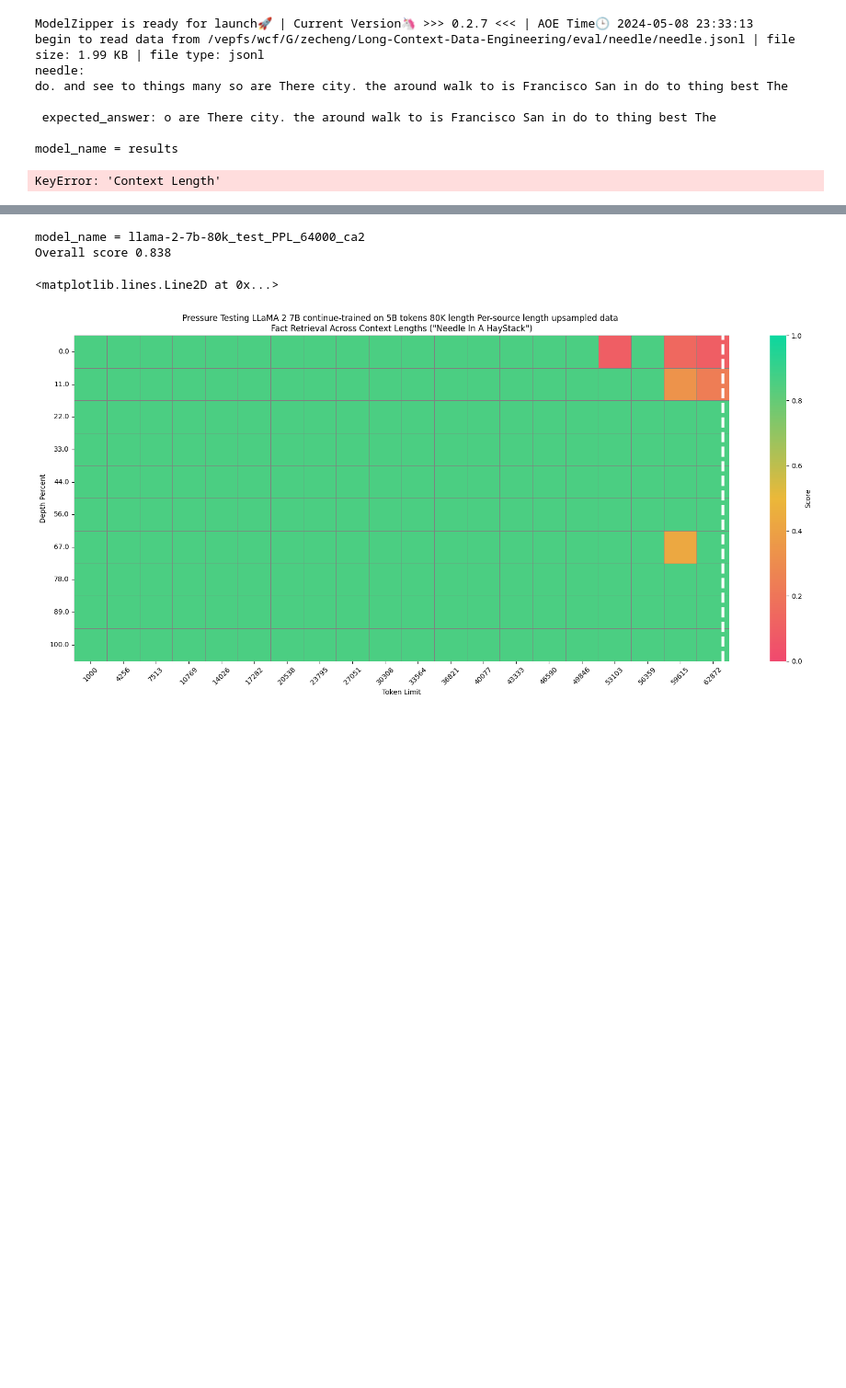
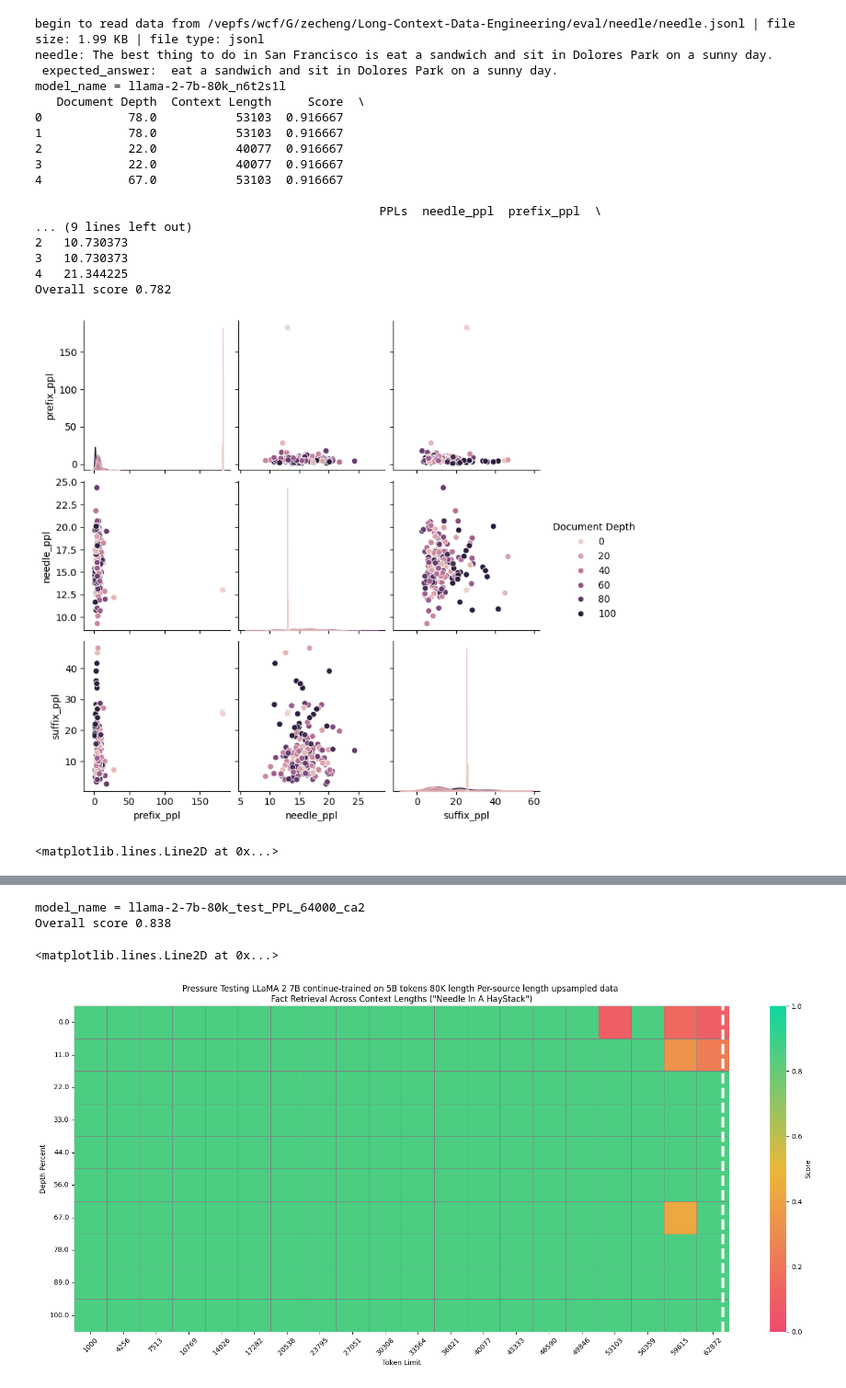
Before and after one commit to ZetangForward/Long-Context-Data-Engineering, a Jupyter notebook: eval/needle/visualize.ipynb, the cells around one changed output, grey strips where cells are left out. Shown at 92% size. Saved outputs shown, nothing was run; the diff lists cells and outputs as text; code cells hidden in the pictures; blank space fills up the shorter version.

```diff
--- a/eval/needle/visualize.ipynb
+++ b/eval/needle/visualize.ipynb
@@ -10,19 +10,20 @@ from modelzipper.tutils import *
 import re
 
 
-FOLDER_PATH = "/vepfs/wcf/G/zecheng/Long-Context-Data-Engineering/eval/needle/results/llama-2-7b-80k_test_PPL_64000_n4t2"
+FOLDER_PATH = "/vepfs/wcf/G/zecheng/Long-Context-Data-Engineering/eval/needle/results/llama-2-7b-80k_n6t2s1l/"
 MODEL_NAME = "LLaMA 2 7B continue-trained on 5B tokens 80K length Per-source length upsampled data"
 PRETRAINED_LEN=81920
 NEEDLES = auto_read_data("/vepfs/wcf/G/zecheng/Long-Context-Data-Engineering/eval/needle/needle.jsonl")
 
 pattern = r"n(\d+)[a-zA-Z]"
-match = re.search(pattern, FOLDER_PATH.split('/')[-1])
+match = re.search(pattern, FOLDER_PATH.split('/')[-2])
 n = int(match.group(1))
 
 retrieval_question = NEEDLES[n]["retrieval_question"]
 needle = NEEDLES[n]["value"]
 expected_answer = needle[len(retrieval_question):]
 print(f"needle: {needle}\n expected_answer: {expected_answer}")
+expected_answer = expected_answer.lower().split()
 
 # Path to the directory containing JSON results
 folder_path = FOLDER_PATH
@@ -50,7 +51,7 @@ for file in json_files:
         needle = json_data.get("needle", None).lower()
         ppls = json_data.get("ppls", None)
         shift_st, shift_end = json_data.get("shift_st", None), json_data.get("shift_end", None)
-        expected_answer = expected_answer.lower().split()
+
         score = len(set(model_response.split()).intersection(set(expected_answer))) / len(expected_answer)
         # Appending to the list
         """
@@ -58,39 +59,93 @@ for file in json_files:
         1. 前半句话的PPL prefix_ppl
         2. 后半句话的PPL suffix_ppl
         3. 中间needle的PPL needle_ppl
         """
         # bt_ppl_cg = abs(sum(ppls[shift_st-2: shift_st]) - sum(ppls[shift_st: shift_st+2])) / 2
         # end_ppl_cg = abs(sum(ppls[shift_end-2: shift_end]) - sum(ppls[shift_end: shift_end+2])) / 2
         # bt_ins_avg_ppl = sum(ppls[:shift_st]) / shift_st
         # ed_ins_avg_ppl = sum(ppls[shift_end: ]) / shift_end
         data.append({
             "Document Depth": document_depth, "Context Length": context_length,
             "Score": score, "PPLs": ppls, "needle_ppl": ppls[1],
             "prefix_ppl": ppls[0], "suffix_ppl": ppls[2],
         })
 
+        data.append({
+            "Document Depth": document_depth, "Context Length": context_length,
+            "Score": score, "PPLs": ppls, "needle_ppl": ppls[1],
+            "prefix_ppl": ppls[0], "suffix_ppl": ppls[2],
+        })
+
+
+
 
 # Creating a DataFrame
 df = pd.DataFrame(data)
 locations = list(df["Context Length"].unique())
 locations.sort()
 for li, l in enumerate(locations):
     if(l > PRETRAINED_LEN): break
 pretrained_len = li
-
 print(df.head())
 print("Overall score %.3f" % df["Score"].mean())
 
-sns.jointplot(x="prefix_ppl", y="suffix_ppl", data=df)
+
+# sns.jointplot(x="prefix_ppl", y="suffix_ppl", data=df)
+sns.pairplot(data=df, vars=['prefix_ppl', 'needle_ppl', 'suffix_ppl'], hue='Document Depth')
+
+
 
 plt.show()
+
+
+pivot_table = pd.pivot_table(df, values='Score', index=['Document Depth', 'Context Length'], aggfunc='mean').reset_index() # This will aggregate
+pivot_table = pivot_table.pivot(index="Document Depth", columns="Context Length", values="Score") # This will turn into a proper pivot
+pivot_table.iloc[:5, :5]
+
+# Create a custom colormap. Go to https://coolors.co/ and pick cool colors
+cmap = LinearSegmentedColormap.from_list("custom_cmap", ["#F0496E", "#EBB839", "#0CD79F"])
+
+# Create the heatmap with better aesthetics
+f = plt.figure(figsize=(17.5, 8))  # Can adjust these dimensions as needed
+heatmap = sns.heatmap(
+    pivot_table,
+    vmin=0, vmax=1,
+    cmap=cmap,
+    cbar_kws={'label': 'Score'},
+    linewidths=0.5,  # Adjust the thickness of the grid lines here
+    linecolor='grey',  # Set the color of the grid lines
+    linestyle='--'
+)
+
+
+# More aesthetics
+model_name_ = MODEL_NAME
+plt.title(f'Pressure Testing {model_name_} \nFact Retrieval Across Context Lengths ("Needle In A HayStack")')  # Adds a title
+plt.xlabel('Token Limit')  # X-axis label
+plt.ylabel('Depth Percent')  # Y-axis label
+plt.xticks(rotation=45)  # Rotates the x-axis labels to prevent overlap
+plt.yticks(rotation=0)  # Ensures the y-axis labels are horizontal
+plt.tight_layout()  # Fits everything neatly into the figure area
+
+# Add a vertical line at the desired column index
+plt.axvline(x=pretrained_len + 0.8, color='white', linestyle='--', linewidth=4)
 # %% [output]
-ModelZipper is ready for launch🚀 | Current Version🦄 >>> 0.2.7 <<< | AOE Time🕒 2024-05-08 23:33:13
 begin to read data from /vepfs/wcf/G/zecheng/Long-Context-Data-Engineering/eval/needle/needle.jsonl | file size: 1.99 KB | file type: jsonl
-needle:
-do. and see to things many so are There city. the around walk to is Francisco San in do to thing best The
+needle: The best thing to do in San Francisco is eat a sandwich and sit in Dolores Park on a sunny day.
+ expected_answer:  eat a sandwich and sit in Dolores Park on a sunny day.
+model_name = llama-2-7b-80k_n6t2s1l
+   Document Depth  Context Length     Score  \
+0            78.0           53103  0.916667
+1            78.0           53103  0.916667
+2            22.0           40077  0.916667
+3            22.0           40077  0.916667
+4            67.0           53103  0.916667
 
- expected_answer: o are There city. the around walk to is Francisco San in do to thing best The
-
-model_name = results
+                                                PPLs  needle_ppl  prefix_ppl  \
+... (9 lines left out)
+2   10.730373
+3   10.730373
+4   21.344225
+Overall score 0.782
+[figure, added]
-KeyError: 'Context Length'
+<matplotlib.lines.Line2D at 0x...>
```
Also changed, not shown: parts of 2 cells of this notebook, 2 other files.
